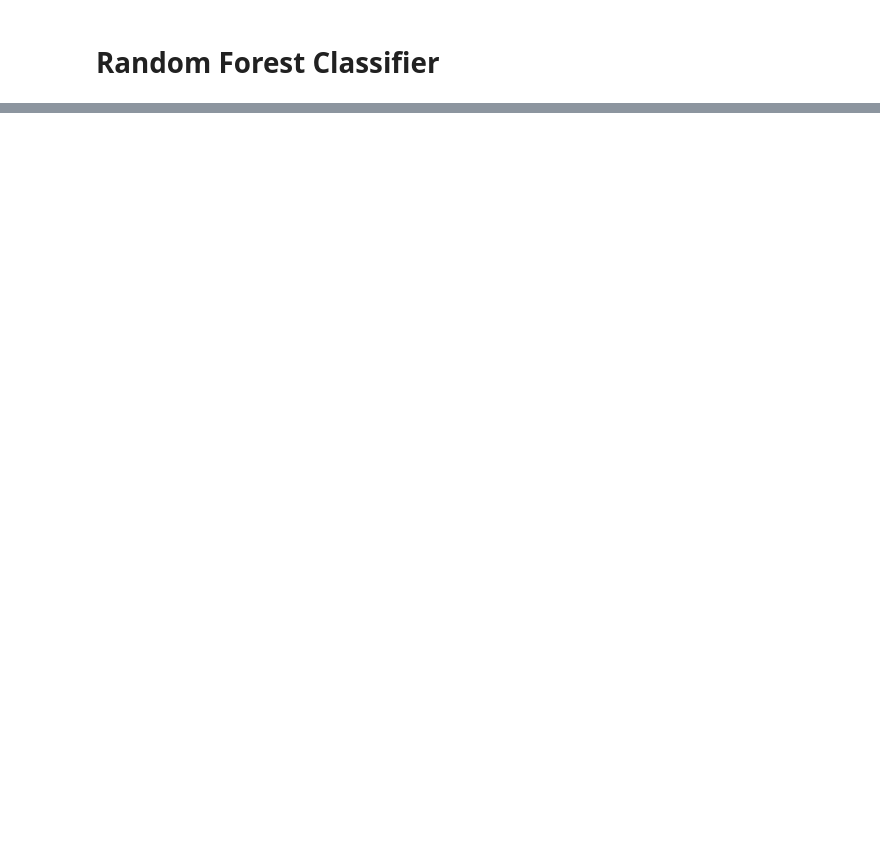
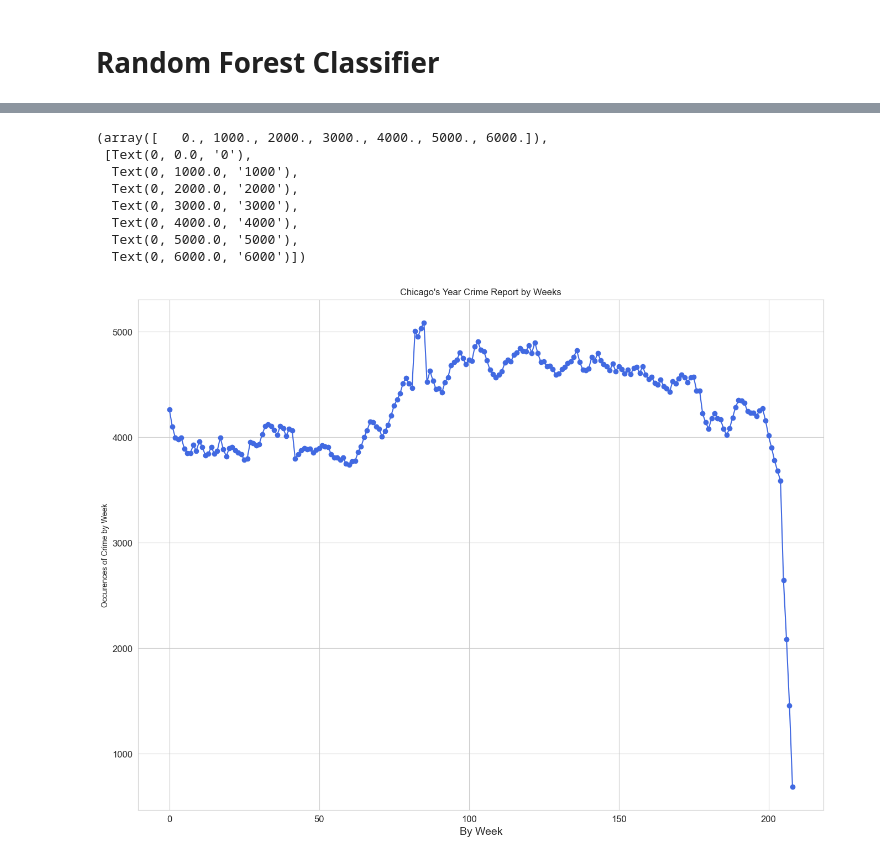
Before and after one commit to kfukutom/urban-informatics, a Jupyter notebook: src/crime_analysis.ipynb, the cells around one changed output, grey strips where cells are left out. Drawn from its saved outputs; the diff is of its cells as text; code cells hidden in the pictures; blank space fills up the shorter version.

```diff
--- a/src/crime_analysis.ipynb
+++ b/src/crime_analysis.ipynb
@@ -265,4 +256,5 @@ Index(['ID', 'Case Number', 'Date', 'Block', 'IUCR', 'Primary Type',
 # %%
 df[['Ward', 'Latitude', 'Longitude', 'Month', 'Location Description']].isnull().sum()
 df = df.dropna(subset=['Latitude', 'Longitude'])
+df = df.dropna(subset=['Location Description', 'Ward', 'Community Area'])
 print(df.isnull().sum())
@@ -357,0 +468,5 @@ Accuracy: 47.187940761636106
+# %%
+df= df.rename(columns={"Date": "DateTime"})
+daily_crime_counts = df.groupby(['weekOfYear', 'Year']).size().reset_index(name='Crime Count')
+daily_crime_counts = daily_crime_counts.sort_index(ascending=False)
+daily_crime_counts.head(10)
@@ -357,0 +494,20 @@ Accuracy: 47.187940761636106
+# %%
+daily_crime_counts["Crime Count"]
+plt.figure(figsize=(16,12))
+rolling_mean = daily_crime_counts['Crime Count'].rolling(window=4).mean()
+plt.plot(rolling_mean, color="royalblue", label="Price", marker="o")
+plt.xlabel("By Week", fontsize=14)
+plt.ylabel("Occurences of Crime by Week")
+plt.title("Chicago's Year Crime Report by Weeks")
+plt.xticks(fontsize=12)
+plt.yticks(fontsize=12)
+# %% [output]
+(array([   0., 1000., 2000., 3000., 4000., 5000., 6000.]),
+ [Text(0, 0.0, '0'),
+  Text(0, 1000.0, '1000'),
+  Text(0, 2000.0, '2000'),
+  Text(0, 3000.0, '3000'),
+  Text(0, 4000.0, '4000'),
+  Text(0, 5000.0, '5000'),
+  Text(0, 6000.0, '6000')])
+[figure, added]
```
Also changed, not shown: parts of 19 cells of this notebook.
